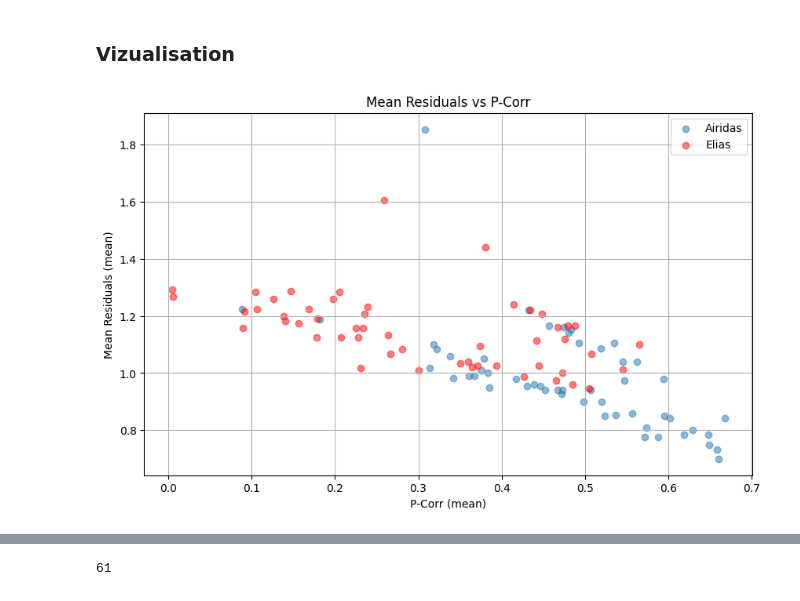
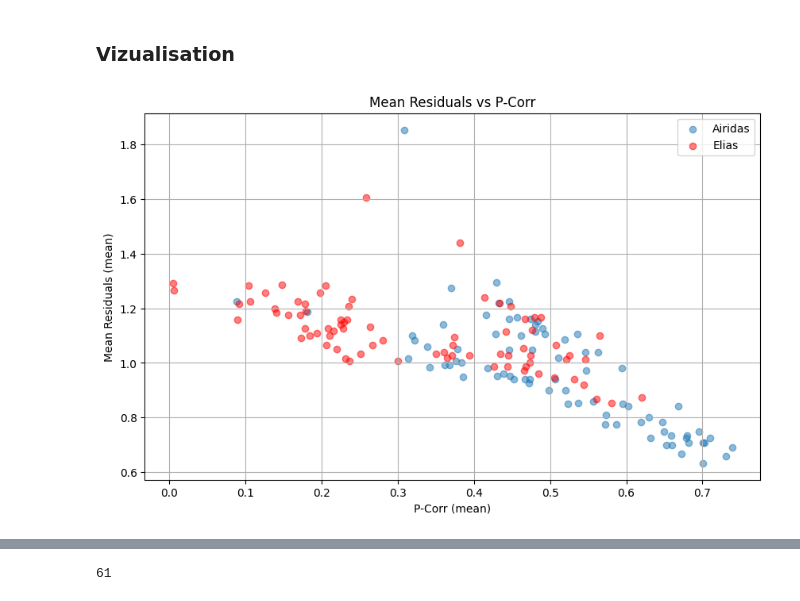
Before and after one commit to Brikas/Thesis, a Jupyter notebook: airi_analysis.ipynb, the cells around one changed output, grey strips where cells are left out. Cells and saved outputs as stored; diff of their text form; code cells hidden in the pictures.

```diff
--- a/airi_analysis.ipynb
+++ b/airi_analysis.ipynb
@@ -44,7 +44,7 @@ def see_if_column_valid(column_name, df, msg="Verification failed for"):
     print(f"{msg}: {len(dff)} ({len(dfff)} unique)")
     return dfff
 
-MOST_IMPORTANT_COLUMNS = ['sim_signature', 'run_number', "model", "survey_type", "base_sim_signature", "SUBJECT"]
+MOST_IMPORTANT_COLUMNS = ['sim_signature', 'run_number', "model", "survey_type", "base_sim_signature", "SUBJECT", 'CTX_limit', "retrieval method"]
 # %%
 # Index all simulation files
 SIMULATIONS_DIR = "analysis/sims-final-2"
@@ -297,10 +297,6 @@ def add_airidas_and_elias_answers(df, surv) -> pd.DataFrame:
     return df
 
 def remap_answers_to_integers(df, surv):
-    # Sanity Check
-    if len(surv.test_answers["airidas"]) != len(df):
-        raise Exception(f"Survey and DF length mismatch {len(surv.test_answers['airidas']) } != {len(df)}. Check survey type.")
-
     if isinstance(surv, survey.KanoSurvey):
         remap_dict = {"I EXPECT IT": 5, "I LIKE IT": 4, "I AM NEUTRAL": 3, "I CAN TOLERATE IT": 2, "I DISLIKE IT": 1}
         df['answer'] = df['answer'].map(remap_dict)
@@ -318,14 +314,15 @@ def evaluate_single_simulation_run(df) -> dict:
         "p-corr_Airidas": df['answer'].corr(df['airidas']),
         "p-corr_Elias": df['answer'].corr(df['elias']),
         # Average of absolute residuals for Airidas
-        "mean_residual_Airidas": (df['answer'] - df['airidas']).abs().sum() / len(df),
+        "MAE_airi": (df['answer'] - df['airidas']).abs().sum() / len(df),
         # Average of absolute residuals for Elias
-        "mean_residual_Elias": (df['answer'] - df['elias']).abs().sum() / len(df),
+        "MAE_eli": (df['answer'] - df['elias']).abs().sum() / len(df),
+        "question_count": len(df),
     }
     return result_data
 
 
-ADD_TO_MOST_IMPORTANT_COLUMNS = ["p-corr_Airidas", "p-corr_Elias", "mean_residual_Airidas", "mean_residual_Elias"]
+ADD_TO_MOST_IMPORTANT_COLUMNS = ["MAE_airi", "MAE_eli"]
 for col in ADD_TO_MOST_IMPORTANT_COLUMNS:
     if col not in MOST_IMPORTANT_COLUMNS:
         MOST_IMPORTANT_COLUMNS.append(col)
@@ -339,3 +331,3 @@ bu.__version__
 # %%
-df = df[df['model'] != 'mixtral-8x22b']
+# df = df[df['model'] != 'mixtral-8x22b']
 # %%
@@ -378,10 +391,13 @@ bu.quickJSON(er, "extraction_records.json")
 # %%
 # Define how columns should be groped
 aggregation_dict = {
+
+    'MAE_airi': ['mean', 'std'],
+    'MAE_eli': ['mean', 'std'],
+    'run_number': ['count'],
+    'question_count': ['min'],
     'p-corr_Airidas': ['mean', 'std'],
     'p-corr_Elias': ['mean', 'std'],
-    'mean_residual_Airidas': ['mean', 'std'],
-    'mean_residual_Elias': ['mean', 'std']
 }
 # Preserve the first entry of other columns
 for col in df.columns:
@@ -393,6 +409,8 @@ dfg = df.groupby('sim_signature').agg(aggregation_dict)
 
 # Renaming MultiIndex columns
 dfg.columns = ['_'.join(col).strip() if col[1] != 'first' else col[0] for col in dfg.columns.values]
+dfg.rename(columns={'run_number_count': 'n-runs'}, inplace=True)
+
 dfg = dfg.reset_index()
 print(f"Total unique simulations: {len(dfg)}")
 dfg.head(5)
@@ -410,23 +428,23 @@ Total unique simulations: 52
 # %%
 import matplotlib.pyplot as plt
 
 # Assuming 'mean_residual_Airidas_mean' and 'p-corr_Airidas_mean' are already computed as mean values in your aggregated dataframe
 # Plotting for Airidas
 plt.figure(figsize=(10, 6))
-plt.scatter(dfg['p-corr_Airidas_mean'], dfg['mean_residual_Airidas_mean'], label='Airidas', alpha=0.5)
+plt.scatter(dfg['p-corr_Airidas_mean'], dfg['MAE_airi_mean'], label='Airidas', alpha=0.5)
 
 # Assuming 'mean_residual_Elias_mean' and 'p-corr_Elias_mean' are also computed as mean values
 # Plotting for Elias
-plt.scatter(dfg['p-corr_Elias_mean'], dfg['mean_residual_Elias_mean'], color='red', label='Elias', alpha=0.5)
+plt.scatter(dfg['p-corr_Elias_mean'], dfg['MAE_eli_mean'], color='red', label='Elias', alpha=0.5)
 
 plt.title('Mean Residuals vs P-Corr')
 plt.xlabel('P-Corr (mean)')
 plt.ylabel('Mean Residuals (mean)')
 plt.legend()
 plt.grid(True)
 plt.show()
 # %% [output]
-[figure, old version]
+[figure, new version]
 # %%
 import matplotlib.pyplot as plt
 import seaborn as sns
```
Also changed, not shown: parts of 7 cells of this notebook, 1 other file.
